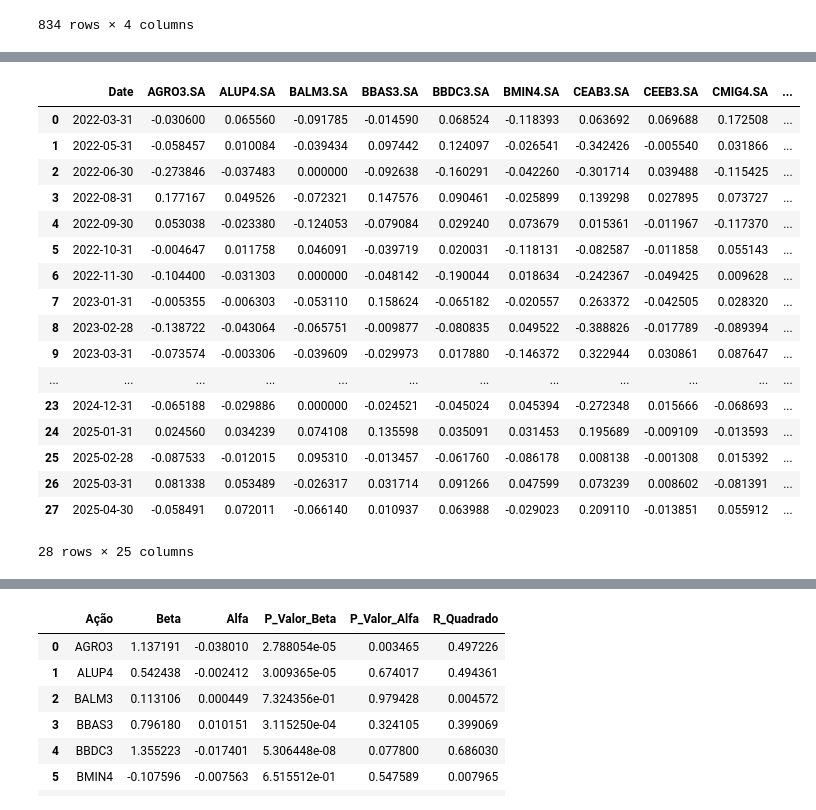
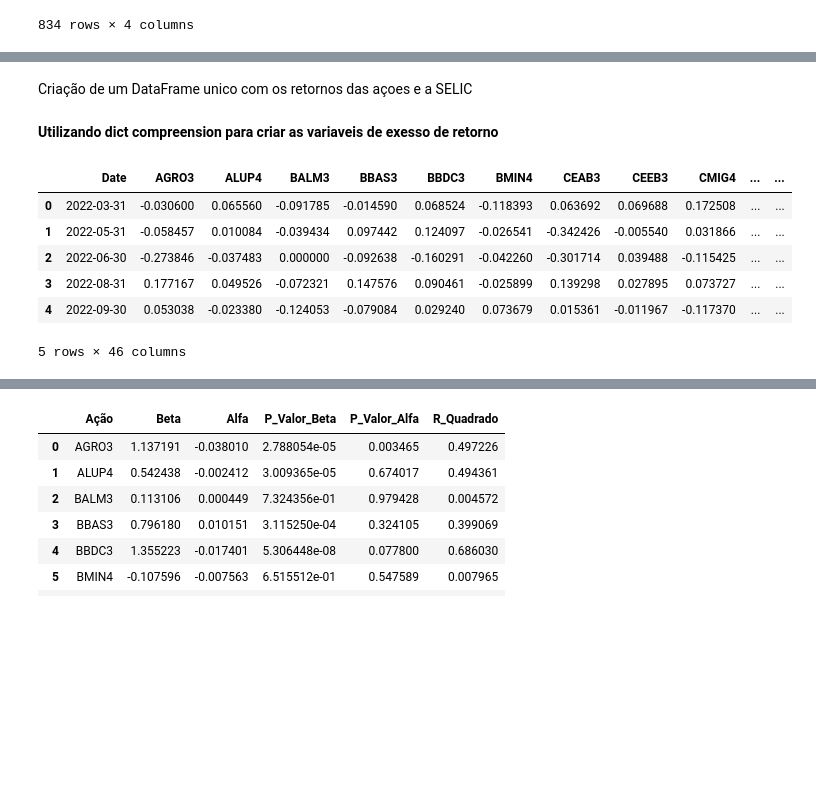
Before and after one commit to elainerreis/CAPM-Analise-Acoes, a Jupyter notebook: notebooks/CAPM.ipynb, the cells around one changed output, grey strips where cells are left out. Cells and saved outputs as stored; diff of their text form; code cells hidden in the pictures; blank space fills up the shorter version.

```diff
--- a/notebooks/CAPM.ipynb
+++ b/notebooks/CAPM.ipynb
@@ -122,4 +96,6 @@ log_retornos = log_retornos.reset_index()
 # %%
 log_retornos['Date'] = pd.to_datetime(log_retornos['Date'])
 selic['Date'] = pd.to_datetime(selic['Date'])
+# %% [markdown]
+Criação de um DataFrame unico com os retornos das açoes e a SELIC
 # %%
@@ -127 +102,3 @@ selic['Date'] = pd.to_datetime(selic['Date'])
 data = (log_retornos.merge (selic, how = 'inner', left_on='Date', right_on='Date').rename(columns = {'^BVSP':'BVSP'}))
+# %% [markdown]
+**Utilizando dict compreension para criar as variaveis de exesso de retorno**
@@ -128,21 +109,10 @@ data = (log_retornos.merge (selic, how = 'inner', left_on='Date', right_on='Date
 # %%
-data
+data.head()
 # %% [output]
-|  | Date | AGRO3.SA | ALUP4.SA | BALM3.SA | BBAS3.SA | BBDC3.SA | BMIN4.SA | CEAB3.SA | CEEB3.SA | CMIG4.SA | ... |
-| 0 | 2022-03-31 | -0.030600 | 0.065560 | -0.091785 | -0.014590 | 0.068524 | -0.118393 | 0.063692 | 0.069688 | 0.172508 | ... |
-| 1 | 2022-05-31 | -0.058457 | 0.010084 | -0.039434 | 0.097442 | 0.124097 | -0.026541 | -0.342426 | -0.005540 | 0.031866 | ... |
-| 2 | 2022-06-30 | -0.273846 | -0.037483 | 0.000000 | -0.092638 | -0.160291 | -0.042260 | -0.301714 | 0.039488 | -0.115425 | ... |
-| 3 | 2022-08-31 | 0.177167 | 0.049526 | -0.072321 | 0.147576 | 0.090461 | -0.025899 | 0.139298 | 0.027895 | 0.073727 | ... |
-| 4 | 2022-09-30 | 0.053038 | -0.023380 | -0.124053 | -0.079084 | 0.029240 | 0.073679 | 0.015361 | -0.011967 | -0.117370 | ... |
-| 5 | 2022-10-31 | -0.004647 | 0.011758 | 0.046091 | -0.039719 | 0.020031 | -0.118131 | -0.082587 | -0.011858 | 0.055143 | ... |
-| 6 | 2022-11-30 | -0.104400 | -0.031303 | 0.000000 | -0.048142 | -0.190044 | 0.018634 | -0.242367 | -0.049425 | 0.009628 | ... |
-| 7 | 2023-01-31 | -0.005355 | -0.006303 | -0.053110 | 0.158624 | -0.065182 | -0.020557 | 0.263372 | -0.042505 | 0.028320 | ... |
-| 8 | 2023-02-28 | -0.138722 | -0.043064 | -0.065751 | -0.009877 | -0.080835 | 0.049522 | -0.388826 | -0.017789 | -0.089394 | ... |
-| 9 | 2023-03-31 | -0.073574 | -0.003306 | -0.039609 | -0.029973 | 0.017880 | -0.146372 | 0.322944 | 0.030861 | 0.087647 | ... |
-| ... | ... | ... | ... | ... | ... | ... | ... | ... | ... | ... | ... |
-| 23 | 2024-12-31 | -0.065188 | -0.029886 | 0.000000 | -0.024521 | -0.045024 | 0.045394 | -0.272348 | 0.015666 | -0.068693 | ... |
-| 24 | 2025-01-31 | 0.024560 | 0.034239 | 0.074108 | 0.135598 | 0.035091 | 0.031453 | 0.195689 | -0.009109 | -0.013593 | ... |
-| 25 | 2025-02-28 | -0.087533 | -0.012015 | 0.095310 | -0.013457 | -0.061760 | -0.086178 | 0.008138 | -0.001308 | 0.015392 | ... |
-| 26 | 2025-03-31 | 0.081338 | 0.053489 | -0.026317 | 0.031714 | 0.091266 | 0.047599 | 0.073239 | 0.008602 | -0.081391 | ... |
-| 27 | 2025-04-30 | -0.058491 | 0.072011 | -0.066140 | 0.010937 | 0.063988 | -0.029023 | 0.209110 | -0.013851 | 0.055912 | ... |
+|  | Date | AGRO3 | ALUP4 | BALM3 | BBAS3 | BBDC3 | BMIN4 | CEAB3 | CEEB3 | CMIG4 | ... | ... |
+| 0 | 2022-03-31 | -0.030600 | 0.065560 | -0.091785 | -0.014590 | 0.068524 | -0.118393 | 0.063692 | 0.069688 | 0.172508 | ... | ... |
+| 1 | 2022-05-31 | -0.058457 | 0.010084 | -0.039434 | 0.097442 | 0.124097 | -0.026541 | -0.342426 | -0.005540 | 0.031866 | ... | ... |
+| 2 | 2022-06-30 | -0.273846 | -0.037483 | 0.000000 | -0.092638 | -0.160291 | -0.042260 | -0.301714 | 0.039488 | -0.115425 | ... | ... |
+| 3 | 2022-08-31 | 0.177167 | 0.049526 | -0.072321 | 0.147576 | 0.090461 | -0.025899 | 0.139298 | 0.027895 | 0.073727 | ... | ... |
+| 4 | 2022-09-30 | 0.053038 | -0.023380 | -0.124053 | -0.079084 | 0.029240 | 0.073679 | 0.015361 | -0.011967 | -0.117370 | ... | ... |
-28 rows × 25 columns
+5 rows × 46 columns
```
Also changed, not shown: parts of 23 cells of this notebook, 2 other files.
